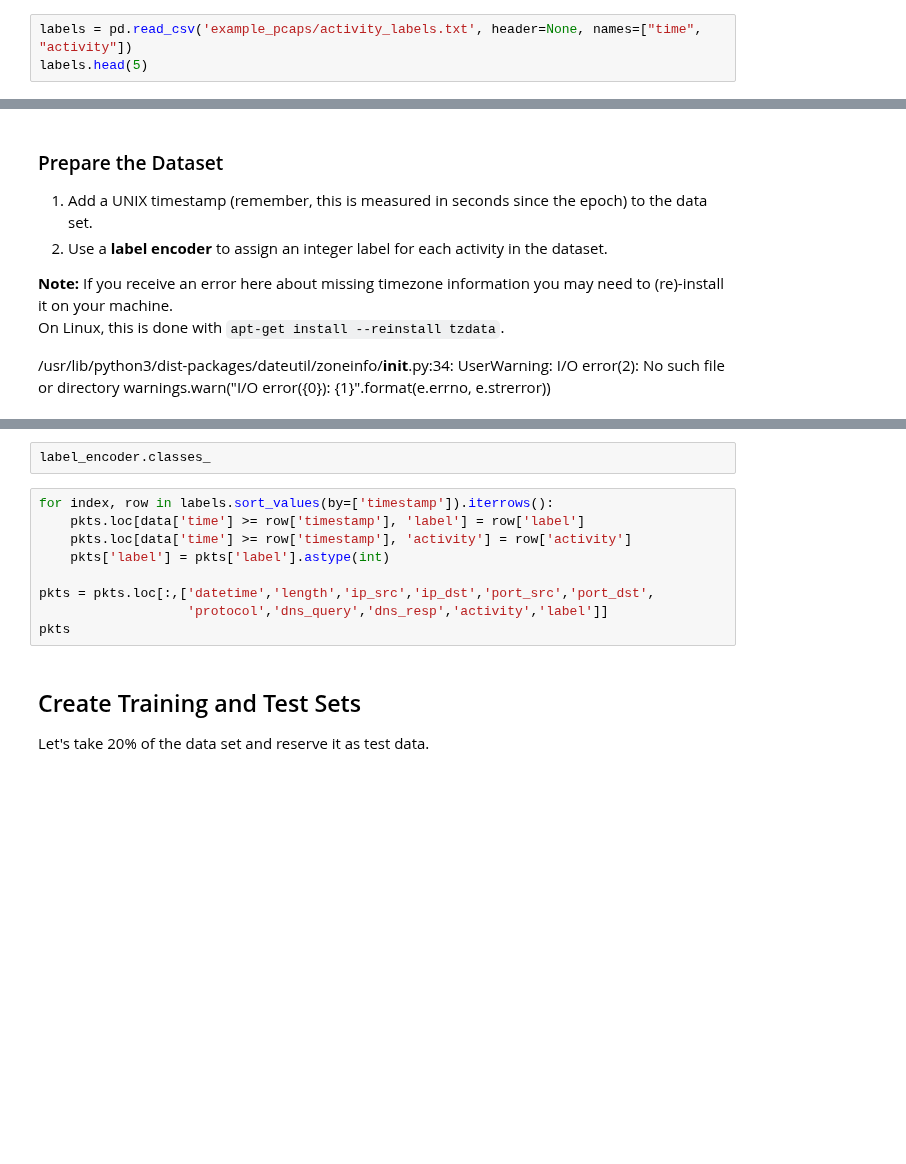
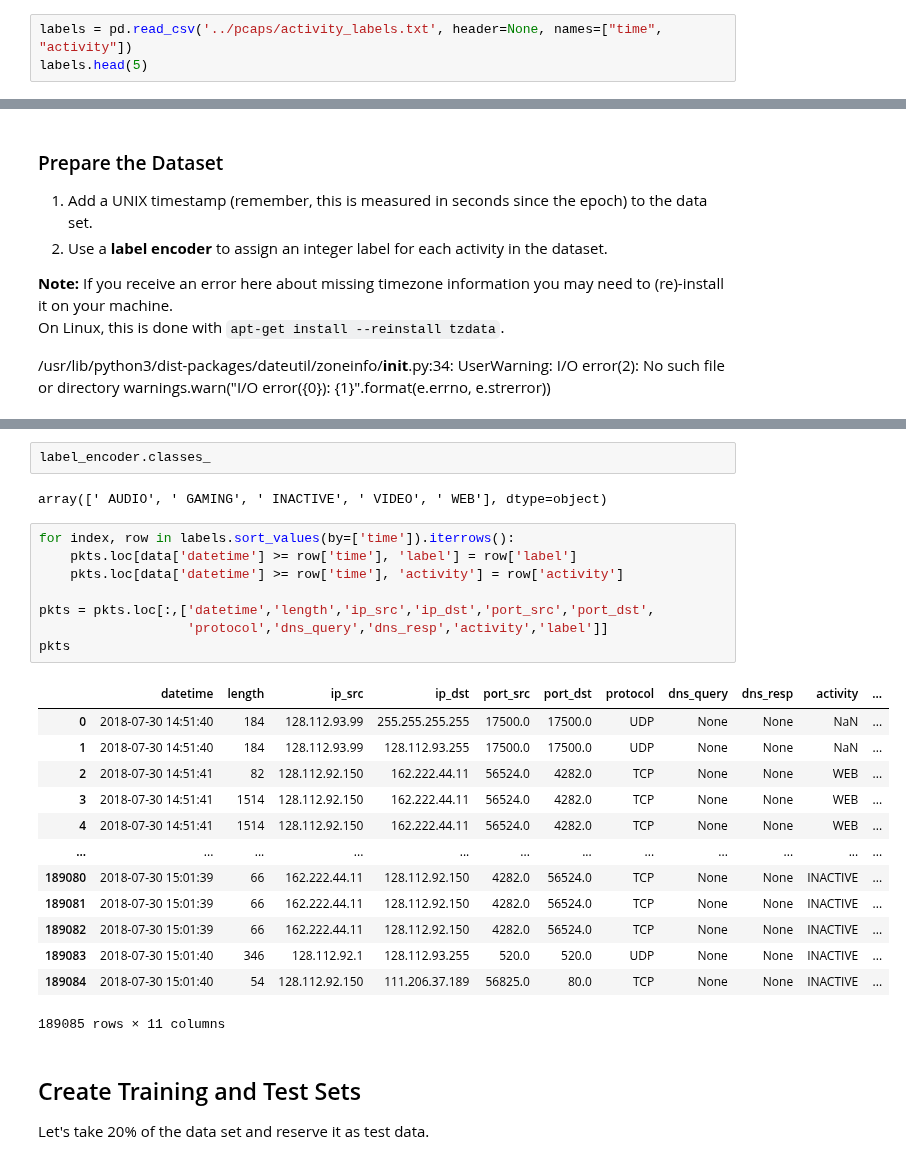
Before and after one commit to noise-lab/ml-networking, a Jupyter notebook: notebooks/3-Naive-Bayes.ipynb, the cells around one changed output, grey strips where cells are left out. Drawn from its saved outputs; the diff is of its cells as text; blank space fills up the shorter version.

Commit message:
web page download example

```diff
--- a/notebooks/3-Naive-Bayes.ipynb
+++ b/notebooks/3-Naive-Bayes.ipynb
@@ -294,5 +301,5 @@ pkts.shape
 
 Now we will load the labels associated with the traffic trace above, giving us activity labels associated with different parts of the timeseries.
 # %%
-labels = pd.read_csv('example_pcaps/activity_labels.txt', header=None, names=["time", "activity"])
+labels = pd.read_csv('../pcaps/activity_labels.txt', header=None, names=["time", "activity"])
 labels.head(5)
@@ -327,14 +349,29 @@ labels
 # %%
 label_encoder.classes_
+# %% [output]
+array([' AUDIO', ' GAMING', ' INACTIVE', ' VIDEO', ' WEB'], dtype=object)
 # %%
-for index, row in labels.sort_values(by=['timestamp']).iterrows():
-    pkts.loc[data['time'] >= row['timestamp'], 'label'] = row['label']
-    pkts.loc[data['time'] >= row['timestamp'], 'activity'] = row['activity']
-    pkts['label'] = pkts['label'].astype(int)
+for index, row in labels.sort_values(by=['time']).iterrows():
+    pkts.loc[data['datetime'] >= row['time'], 'label'] = row['label']
+    pkts.loc[data['datetime'] >= row['time'], 'activity'] = row['activity']
 
 pkts = pkts.loc[:,['datetime','length','ip_src','ip_dst','port_src','port_dst',
                    'protocol','dns_query','dns_resp','activity','label']]
 pkts
+# %% [output]
+|  | datetime | length | ip_src | ip_dst | port_src | port_dst | protocol | dns_query | dns_resp | activity | ... |
+| 0 | 2018-07-30 14:51:40 | 184 | 128.112.93.99 | 255.255.255.255 | 17500.0 | 17500.0 | UDP | None | None | NaN | ... |
+| 1 | 2018-07-30 14:51:40 | 184 | 128.112.93.99 | 128.112.93.255 | 17500.0 | 17500.0 | UDP | None | None | NaN | ... |
+| 2 | 2018-07-30 14:51:41 | 82 | 128.112.92.150 | 162.222.44.11 | 56524.0 | 4282.0 | TCP | None | None | WEB | ... |
+| 3 | 2018-07-30 14:51:41 | 1514 | 128.112.92.150 | 162.222.44.11 | 56524.0 | 4282.0 | TCP | None | None | WEB | ... |
+| 4 | 2018-07-30 14:51:41 | 1514 | 128.112.92.150 | 162.222.44.11 | 56524.0 | 4282.0 | TCP | None | None | WEB | ... |
+| ... | ... | ... | ... | ... | ... | ... | ... | ... | ... | ... | ... |
+| 189080 | 2018-07-30 15:01:39 | 66 | 162.222.44.11 | 128.112.92.150 | 4282.0 | 56524.0 | TCP | None | None | INACTIVE | ... |
+| 189081 | 2018-07-30 15:01:39 | 66 | 162.222.44.11 | 128.112.92.150 | 4282.0 | 56524.0 | TCP | None | None | INACTIVE | ... |
+| 189082 | 2018-07-30 15:01:39 | 66 | 162.222.44.11 | 128.112.92.150 | 4282.0 | 56524.0 | TCP | None | None | INACTIVE | ... |
+| 189083 | 2018-07-30 15:01:40 | 346 | 128.112.92.1 | 128.112.93.255 | 520.0 | 520.0 | UDP | None | None | INACTIVE | ... |
+| 189084 | 2018-07-30 15:01:40 | 54 | 128.112.92.150 | 111.206.37.189 | 56825.0 | 80.0 | TCP | None | None | INACTIVE | ... |
+189085 rows × 11 columns
 # %% [markdown]
 ## Create Training and Test Sets
 
```
Also changed, not shown: parts of 9 cells of this notebook, 8 other files.
